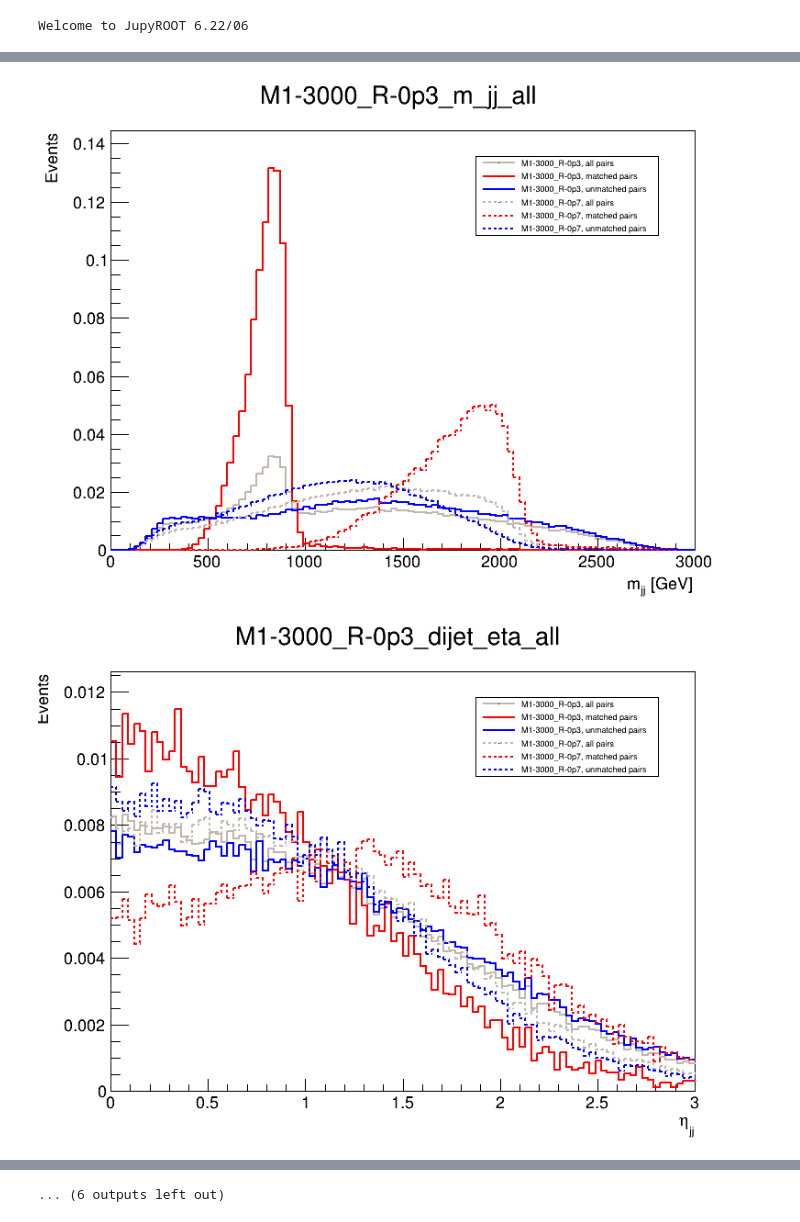
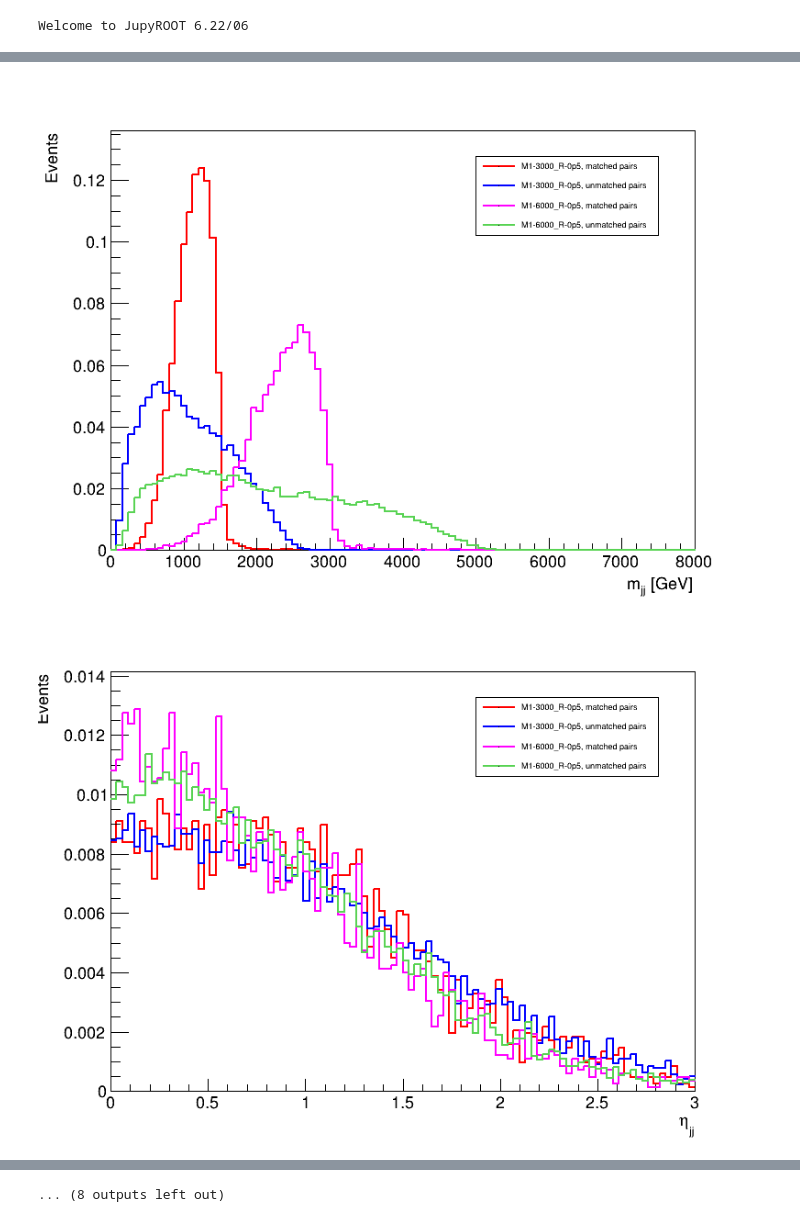
Before and after one commit to XL-Seb-Yan/TrijetAna, a Jupyter notebook: visualization/plotting.ipynb, the cells around one changed output, grey strips where cells are left out. Cells and saved outputs as stored; diff of their text form; code cells hidden in the pictures.

Commit message:
New matching and ML application

```diff
--- a/visualization/plotting.ipynb
+++ b/visualization/plotting.ipynb
@@ -8,7 +8,7 @@ Welcome to JupyROOT 6.22/06
 # %%
 tree_dict = {}
 file_temp_list = []
-sample_list = ["M1-3000_R-0p3","M1-3000_R-0p7"]
+sample_list = ["M1-3000_R-0p5","M1-6000_R-0p5"]
 for sample in sample_list:
     file = TFile.Open(f"/home/xyan13/Trijet/TrijetAna/TrijetAna/outputs/Res1ToRes2GluTo3Glu_{sample}_ML_study.root")
     file_temp = TFile(f"{sample}.root") # Well, we need this dummy declaration to make the clone work
@@ -19,5 +19,5 @@ display(tree_dict)
 for sample, tree in tree_dict.items():
     print(tree.GetEntry(0))
 variable2use = [i.GetName() for i in tree.GetListOfBranches()]
-display(variable2use)
+# display(variable2use)
 # %% [output]
@@ -47,6 +30,6 @@ Error in <TFile::TFile>: file M1-3000_R-0p7.root does not exist
 # %%
 variable2use = {}
-variable2use["m_jj"] = {"title": "m_{jj} [GeV]", "binning": 100, "lb": 0, "hb": 3000}
+variable2use["m_jj"] = {"title": "m_{jj} [GeV]", "binning": 100, "lb": 0, "hb": 8000}
 variable2use["dijet_eta"] = {"title": "#eta_{jj}", "binning": 100, "lb": 0, "hb": 3}
 variable2use["dR_jj"] = {"title": "#Delta R_{jj}", "binning": 100, "lb": 0, "hb": 6}
 variable2use["dEta_jj"] = {"title": "#Delta #eta_{jj}", "binning": 100, "lb": 0, "hb": 3}
@@ -56,16 +39,15 @@ variable2use["jet_eta_1"] = {"title": "#eta_{j1}", "binning": 100, "lb": 0, "hb"
 variable2use["jet_eta_2"] = {"title": "#eta_{j2}", "binning": 100, "lb": 0, "hb": 3}
 variable2use["jet_ptoverm_0"] = {"title": "p^{j0}_{T}/m_{jj}", "binning": 100, "lb": 0, "hb": 3}
 variable2use["jet_ptoverm_1"] = {"title": "p^{j1}_{T}/m_{jj}", "binning": 100, "lb": 0, "hb": 3}
+variable2use["jet_ptoverm_2"] = {"title": "p^{j2}_{T}/m_{jj}", "binning": 100, "lb": 0, "hb": 3}
 variable2use["dR_jj_j"] = {"title": "#Delta R_{jj-j}", "binning": 100, "lb": 0, "hb": 6}
 variable2use["dEta_jj_j"] = {"title": "#Delta #eta_{jj-j}", "binning": 100, "lb": 0, "hb": 3}
 variable2use["dPhi_jj_j"] = {"title": "#Delta #phi_{jj-j}", "binning": 100, "lb": 0, "hb": 6.5}
 variable2use["jet_ptoverM_0"] = {"title": "p^{j0}_{T}/M_{jjj}", "binning": 100, "lb": 0, "hb": 3}
-variable2use["jet_ptoverM_0"] = {"title": "p^{j1}_{T}/M_{jjj}", "binning": 100, "lb": 0, "hb": 3}
-variable2use["jet_ptoverM_0"] = {"title": "p^{j2}_{T}/M_{jjj}", "binning": 100, "lb": 0, "hb": 1}
+variable2use["jet_ptoverM_1"] = {"title": "p^{j1}_{T}/M_{jjj}", "binning": 100, "lb": 0, "hb": 3}
+variable2use["jet_ptoverM_2"] = {"title": "p^{j2}_{T}/M_{jjj}", "binning": 100, "lb": 0, "hb": 1}
 variable2use["dijet_ptoverM"] = {"title": "p^{jj}_{T}/M_{jjj}", "binning": 100, "lb": 0, "hb": 1}
-variable2use["dijet_res_dPt"] = {"title": "#Delta p^{jj}_{T,res}", "binning": 100, "lb": 0, "hb": 5000}
-variable2use["dijet_res_dEta"] = {"title": "#Delta #eta^{jj}_{res}", "binning": 100, "lb": 0, "hb": 10}
-variable2use["dijet_res_dPhi"] = {"title": "#Delta #phi^{jj}_{res}}", "binning": 100, "lb": 0, "hb": 6.5}
+variable2use["M_jjj"] = {"title": "M_{jjj}", "binning": 100, "lb": 0, "hb": 8000}
 
 histo_dic = {}
 for variable, param_dict in variable2use.items():
@@ -73,19 +55,21 @@ for variable, param_dict in variable2use.items():
     for sample, tree in tree_dict.items():
         histo_dic[variable][sample] = {}
         for selection in ["all","match","unmatch"]:
-            histo_dic[variable][sample][selection] = TH1F(f"{sample}_{variable}_{selection}",f"{sample}_{variable}_{selection}",param_dict["binning"], param_dict["lb"], param_dict["hb"])
+            histo_dic[variable][sample][selection] = TH1F(f"{sample}_{variable}_{selection}","",param_dict["binning"], param_dict["lb"], param_dict["hb"])
             histo_dic[variable][sample][selection].SetCanExtend(ROOT.TH1.kYaxis)
 # display(histo_dic)
 # %%
 for sample, tree in tree_dict.items():
+    print(tree.GetEntries())
     for i, event in enumerate(tree):
         if i%10000 == 0:
             print("Processing: ",i)
+        if i > 120000: break
         for variable, hist_sample_sel_dic in histo_dic.items():
             hist_sample_sel_dic[sample]["all"].Fill(getattr(event, variable))
-            if(event.gen_dijet_matched == 1):
+            if(event.gen_dijet_matched == 3):
                 hist_sample_sel_dic[sample]["match"].Fill(getattr(event, variable))
-            else:
+            elif(event.gen_dijet_matched == 1):
                 hist_sample_sel_dic[sample]["unmatch"].Fill(getattr(event, variable))
 for variable, hist_sample_sel_dic in histo_dic.items():
     for sample, hist_sel_dic in hist_sample_sel_dic.items():
@@ -134,26 +118,30 @@ import math
 ROOT.disableJSVis()
 nvar = len(histo_dic.keys())
 nrow = math.ceil(nvar/3)
+color_dic = {"0":{"match":2, "unmatch":4},
+            "1":{"match":6, "unmatch":8}}
 plot_list = []
 leg_list = []
 for variable, hist_sel_sample_dic in histo_dic.items():
     y_upper = 0
     getRangeY(hist_sel_sample_dic)
-    c = TCanvas(variable,variable,800,600)
+    c = TCanvas(variable,"",800,600)
     leg = TLegend(0.6,0.7,0.85,0.85)
     title = variable2use[variable]["title"]
-    isample = 1
+    isample = 0
     for sample, hist_sel_dic in hist_sel_sample_dic.items():
-        plot(h_plot=hist_sel_dic["all"], canvas=c, leg=leg, lcolor=11, lstyle=isample, xtitle=title, dopt="HIST SAME", hlabel=f"{sample}, all pairs")
-        plot(h_plot=hist_sel_dic["match"], canvas=c, leg=leg, lcolor=2, lstyle=isample, xtitle=title, dopt="HIST SAME", hlabel=f"{sample}, matched pairs")
-        plot(h_plot=hist_sel_dic["unmatch"], canvas=c, leg=leg, lcolor=4, lstyle=isample, xtitle=title, dopt="HIST SAME", hlabel=f"{sample}, unmatched pairs")
+#         plot(h_plot=hist_sel_dic["all"], canvas=c, leg=leg, lcolor=11, lstyle=1, xtitle=title, dopt="HIST SAME", hlabel=f"{sample}, all pairs")
+        plot(h_plot=hist_sel_dic["match"], canvas=c, leg=leg, lcolor=color_dic[str(isample)]["match"], lstyle=1, xtitle=title, dopt="HIST SAME", hlabel=f"{sample}, matched pairs")
+        plot(h_plot=hist_sel_dic["unmatch"], canvas=c, leg=leg, lcolor=color_dic[str(isample)]["unmatch"], lstyle=1, xtitle=title, dopt="HIST SAME", hlabel=f"{sample}, unmatched pairs")
         isample += 1
     plot_list.append(c)
     leg_list.append(leg)
 # display(plot_list)
 # display(leg_list)
+plot_name = [x for x in histo_dic.keys()]
 for i in range(0,len(plot_list)):
     plot_list[i].cd()
     leg_list[i].Draw()
     plot_list[i].Draw()
+    plot_list[i].Print(f"{plot_name[i]}.png")
 # %% [output]
@@ -160,2 +167,2 @@ for i in range(0,len(plot_list)):
-[figure, old version]
+[figure, new version]
-[figure, old version]
+[figure, new version]
@@ -172 +178 @@ for i in range(0,len(plot_list)):
-... (6 outputs left out)
+... (8 outputs left out)
```
Also changed, not shown: parts of 3 cells of this notebook, 11 other files.
